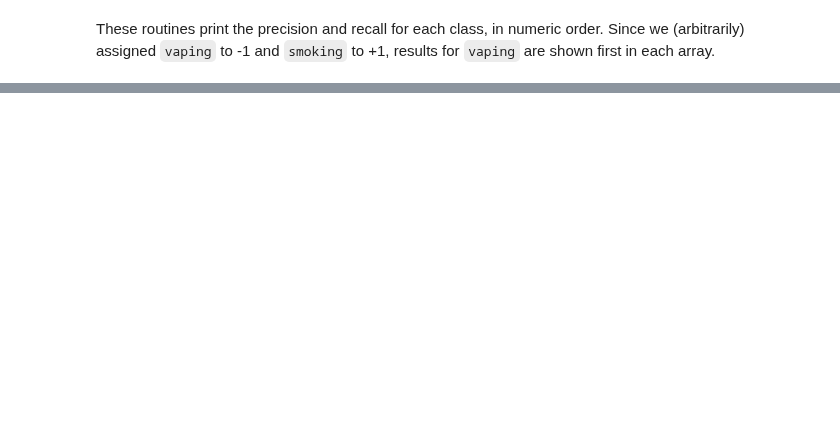
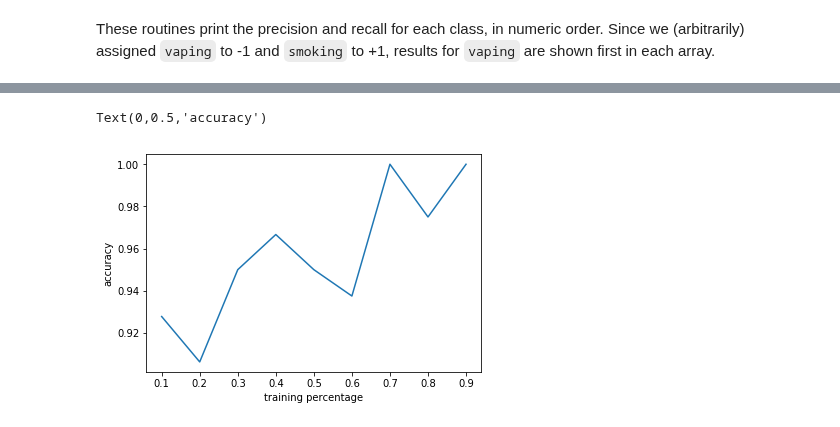
Before and after one commit to dbmi-pitt/SocialMediaDataScience, a Jupyter notebook: SocialMedia - Part 4.ipynb, the cells around one changed output, grey strips where cells are left out. Cells and saved outputs as stored; diff of their text form; code cells hidden in the pictures; blank space fills up the shorter version.

Commit message:
split exercise

```diff
--- a/SocialMedia - Part 4.ipynb
+++ b/SocialMedia - Part 4.ipynb
@@ -948,0 +972,2 @@ These routines print the precision and recall for each class, in numeric order.
+# %%
+val = np.arange(0.1,1,0.1)
@@ -948,0 +978,28 @@ These routines print the precision and recall for each class, in numeric order.
+# %%
+def tryTestTrainSplits(smoking,vaping):
+    splitVals = np.arange(0.1,1,0.1)
+
+    vectorizer= TfidfVectorizer(tokenizer=tokenizeText,preprocessor=lambda x: x)
+    clf = LinearSVC()
+    pipe = Pipeline([('vectorizer', vectorizer), ('clf', clf)])
+
+    results=[]
+    for split in splitVals:
+        train,test=getTestTrain(smoking,vaping,split)
+        trainTexts,trainCats=zip(*train)
+        testTexts,testCats=zip(*test)
+
+        pipe.fit(trainTexts,trainCats)
+        preds = pipe.predict(testTexts)
+        accuracy =  accuracy_score(testCats, preds)
+
+        numCats=convertToNumeric(testCats)
+        numPreds=convertToNumeric(preds)
+        precision = precision_score(numCats,numPreds,average=None)
+        recall = recall_score(numCats,numPreds,average=None)
+
+        result = (split,accuracy,precision,recall)
+        results.append(result)
+    return results
+# %%
+splitResults = tryTestTrainSplits(smoking,vaping)
@@ -948,0 +1026,17 @@ These routines print the precision and recall for each class, in numeric order.
+# %%
+splits=[]
+accs=[]
+precs=[]
+recalls=[]
+for x  in splitResults:
+    splits.append(x[0])
+    accs.append(x[1])
+    precs.append(x[2][0])
+    recalls.append(x[3][0])
+    accvals.append((val,accuracy))
+plt.plot(splits,accs)
+plt.xlabel("training percentage")
+plt.ylabel("accuracy")
+# %% [output]
+Text(0,0.5,'accuracy')
+[figure, added]
```
Also changed, not shown: parts of 23 cells of this notebook, 1 other file.
